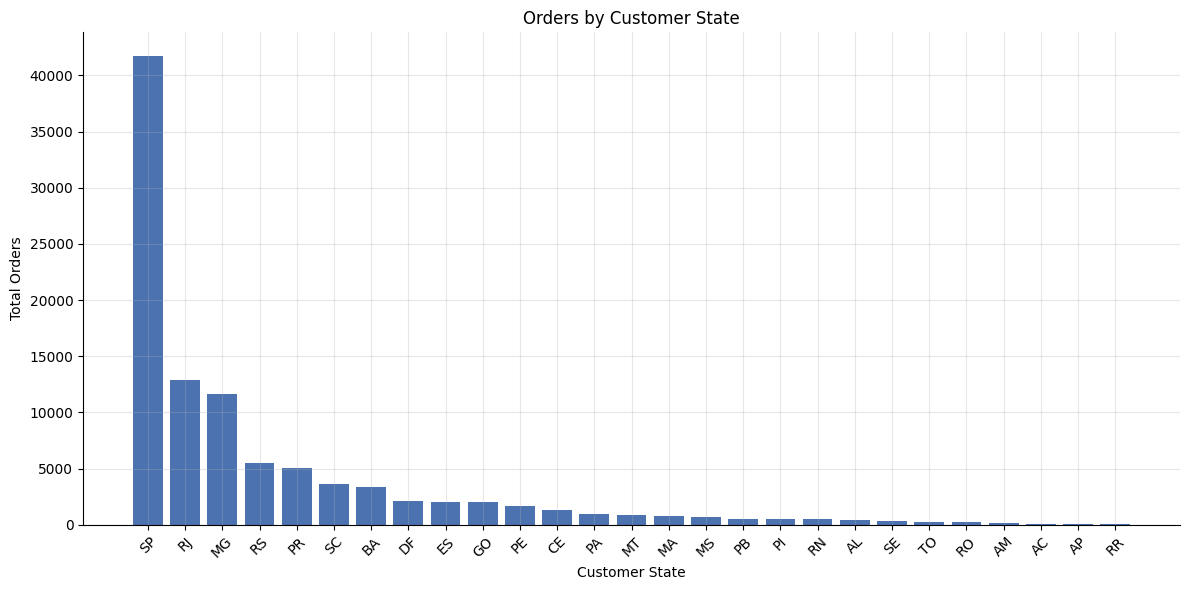
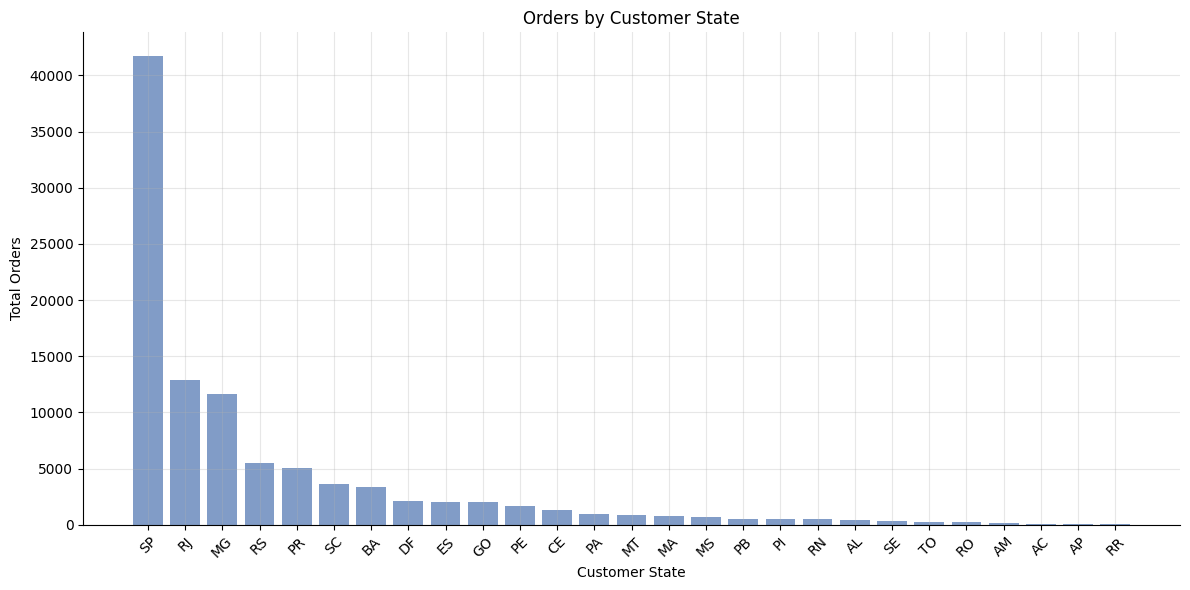
The change to this notebook cell's code, shown as a diff; its figure went from the first image to the second:
--- before
+++ after
@@ -9,5 +9,5 @@
 import matplotlib.pyplot as plt
 fig, ax = plt.subplots(figsize=(12, 6))
-ax.bar(orders_by_state['customer_state'], orders_by_state['total_orders'], color="#4C72B0")
+ax.bar(orders_by_state['customer_state'], orders_by_state['total_orders'], color="#4C72B0", alpha=0.7)
 ax.set_xlabel('Customer State')
 ax.set_ylabel('Total Orders')

Commit: Completed core queries